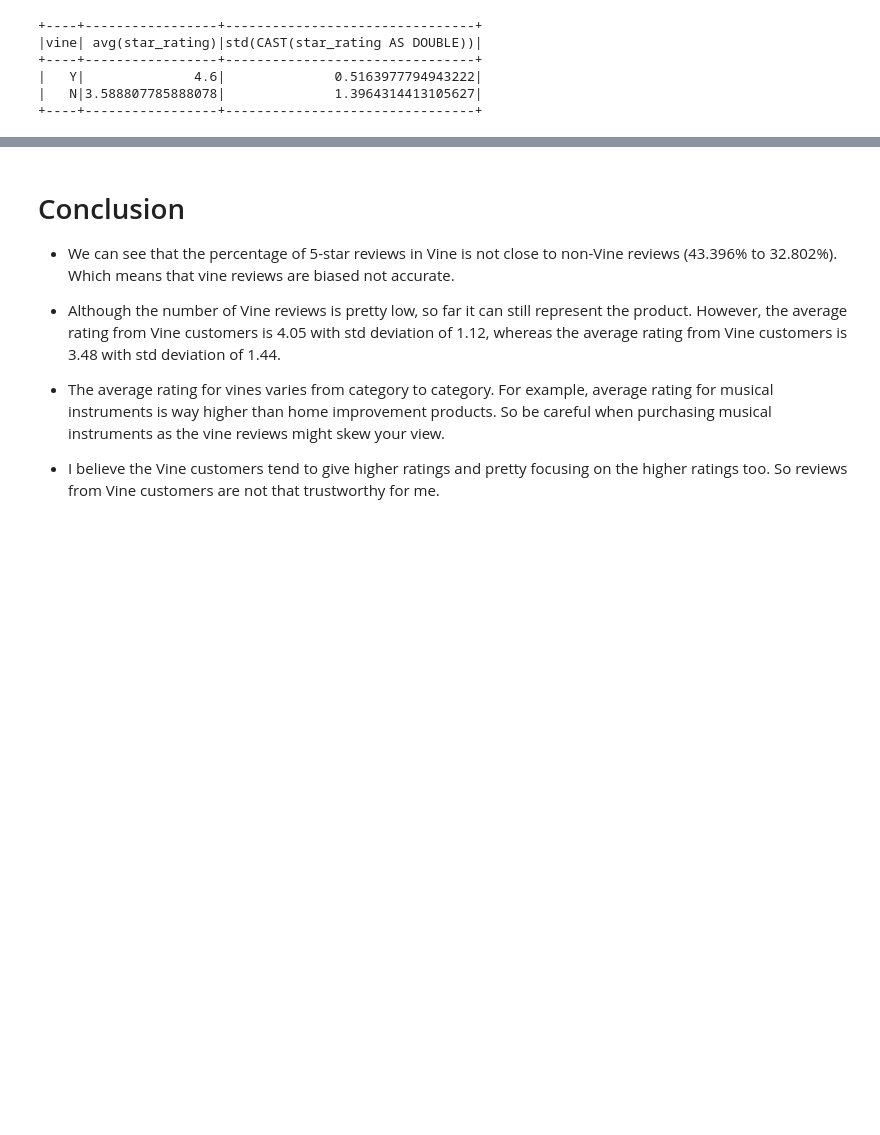
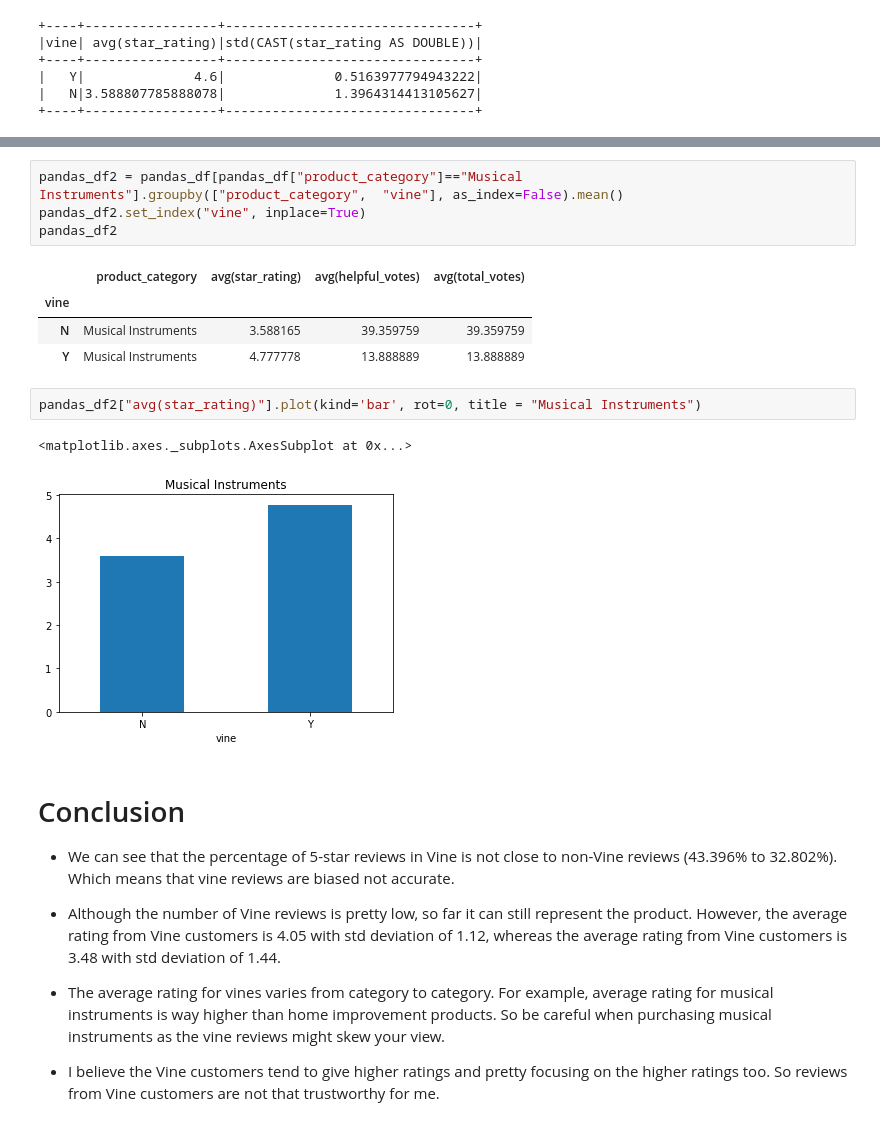
Before and after one commit to mirahmed07/big-data-challenge, a Jupyter notebook: level-2/Vine_analysis.ipynb, the cells around one changed output, grey strips where cells are left out. Drawn from its saved outputs; the diff is of its cells as text; blank space fills up the shorter version.

```diff
--- a/level-2/Vine_analysis.ipynb
+++ b/level-2/Vine_analysis.ipynb
@@ -209,3 +279,17 @@ spark.sql("SELECT vine, AVG(star_rating), STD(star_rating) from table2 GROUP BY
+# %%
+pandas_df2 = pandas_df[pandas_df["product_category"]=="Musical Instruments"].groupby(["product_category",	"vine"], as_index=False).mean()
+pandas_df2.set_index("vine", inplace=True)
+pandas_df2
+# %% [output]
+|  | product_category | avg(star_rating) | avg(helpful_votes) | avg(total_votes) |
+| vine |  |  |  |  |
+| N | Musical Instruments | 3.588165 | 39.359759 | 39.359759 |
+| Y | Musical Instruments | 4.777778 | 13.888889 | 13.888889 |
+# %%
+pandas_df2["avg(star_rating)"].plot(kind='bar', rot=0, title = "Musical Instruments")
+# %% [output]
+<matplotlib.axes._subplots.AxesSubplot at 0x...>
+[figure, added]
 # %% [markdown]
 # Conclusion
 
```
Also changed, not shown: parts of 8 cells of this notebook.
